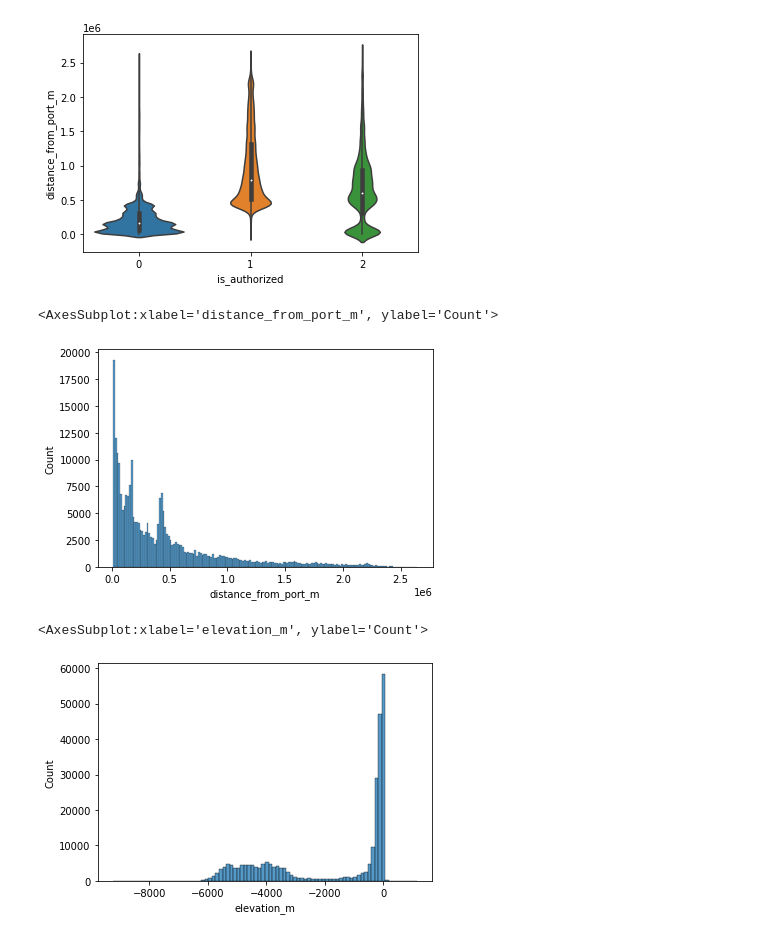
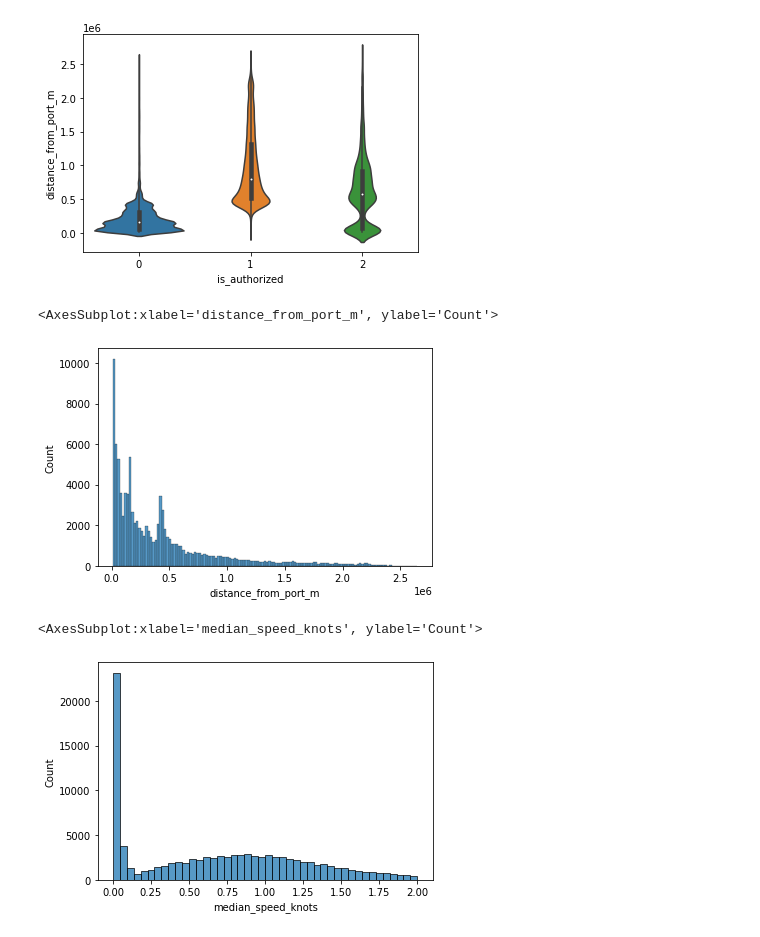
Before and after one commit to Youplala/FishWatch, a Jupyter notebook: Exploration&Model.ipynb, the cells around one changed output. Cells and saved outputs as stored; diff of their text form; code cells hidden in the pictures.

Commit message:
remve duplicates and added visualizations

```diff
--- a/Exploration&Model.ipynb
+++ b/Exploration&Model.ipynb
@@ -20,3 +27,5 @@ df.head()
+# %%
+df.drop_duplicates(subset='id', keep='first', inplace=True)
 # %%
 def count_unknown(s):
     if s == 'NA':
@@ -62,8 +71,8 @@ dtype: object
 # %%
 df['is_authorized'] = df['encounter.authorization_status'].apply(lambda x: 2 if x == 'authorized' else (1 if x == 'partial' else 0))
 # %%
-df2 = df.sample(100000, random_state=200)
-df = df.drop(df2.index)
+# df2 = df.sample(100000, random_state=200)
+# df = df.drop(df2.index)
 # %%
 df.shape
 # %% [output]
@@ -283,12 +289,12 @@ sns.violinplot(x='is_authorized', y='distance_from_port_m', data=df)
 sns.histplot(x='distance_from_port_m', data=df)
 # %% [output]
 <AxesSubplot:xlabel='distance_from_port_m', ylabel='Count'>
-[figure, old version]
+[figure, new version]
 # %%
-sns.histplot(x='elevation_m', data=df)
+sns.histplot(x='median_speed_knots', data=df)
 # %% [output]
-<AxesSubplot:xlabel='elevation_m', ylabel='Count'>
+<AxesSubplot:xlabel='median_speed_knots', ylabel='Count'>
-[figure, old version]
+[figure, new version]
 # %%
 df.describe()
 # %% [output]
```
Also changed, not shown: parts of 30 cells of this notebook.
